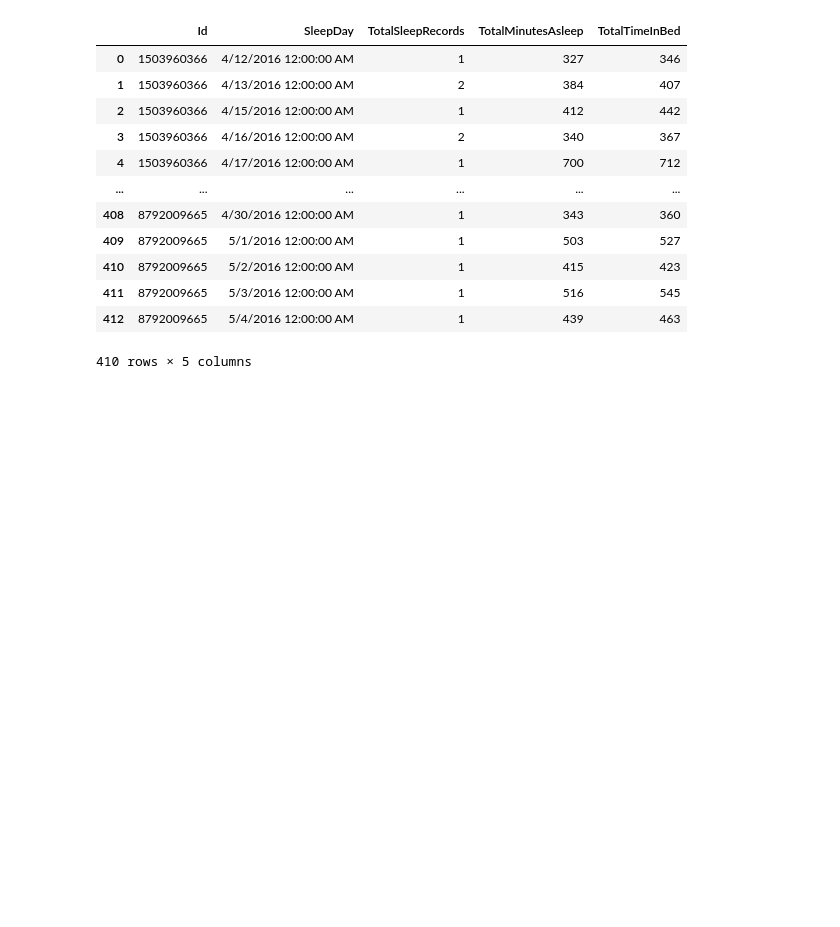
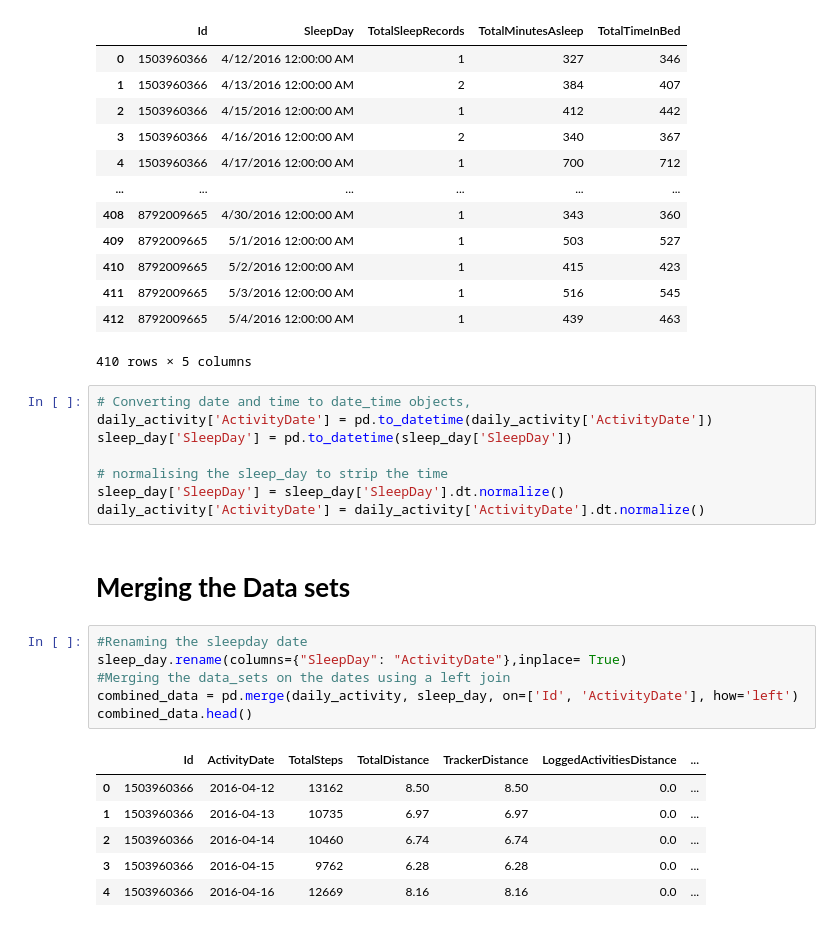
Before and after one commit to rachmi00/Bella-beats, a Jupyter notebook: bella-beats-competitor-analysis.ipynb, the cells around one changed output. Saved outputs shown, nothing was run; the diff lists cells and outputs as text; blank space fills up the shorter version.

```diff
--- a/bella-beats-competitor-analysis.ipynb
+++ b/bella-beats-competitor-analysis.ipynb
@@ -142,3 +142,26 @@ sleep_day.drop_duplicates()
 | 411 | 8792009665 | 5/3/2016 12:00:00 AM | 1 | 516 | 545 |
 | 412 | 8792009665 | 5/4/2016 12:00:00 AM | 1 | 439 | 463 |
 410 rows × 5 columns
+# %%
+# Converting date and time to date_time objects,
+daily_activity['ActivityDate'] = pd.to_datetime(daily_activity['ActivityDate'])
+sleep_day['SleepDay'] = pd.to_datetime(sleep_day['SleepDay'])
+
+# normalising the sleep_day to strip the time
+sleep_day['SleepDay'] = sleep_day['SleepDay'].dt.normalize()
+daily_activity['ActivityDate'] = daily_activity['ActivityDate'].dt.normalize()
+# %% [markdown]
+# **Merging the Data sets**
+# %%
+#Renaming the sleepday date
+sleep_day.rename(columns={"SleepDay": "ActivityDate"},inplace= True)
+#Merging the data_sets on the dates using a left join
+combined_data = pd.merge(daily_activity, sleep_day, on=['Id', 'ActivityDate'], how='left')
+combined_data.head()
+# %% [output]
+|  | Id | ActivityDate | TotalSteps | TotalDistance | TrackerDistance | LoggedActivitiesDistance | ... |
+| 0 | 1503960366 | 2016-04-12 | 13162 | 8.50 | 8.50 | 0.0 | ... |
+| 1 | 1503960366 | 2016-04-13 | 10735 | 6.97 | 6.97 | 0.0 | ... |
+| 2 | 1503960366 | 2016-04-14 | 10460 | 6.74 | 6.74 | 0.0 | ... |
+| 3 | 1503960366 | 2016-04-15 | 9762 | 6.28 | 6.28 | 0.0 | ... |
+| 4 | 1503960366 | 2016-04-16 | 12669 | 8.16 | 8.16 | 0.0 | ... |
```
Also changed, not shown: parts of 6 cells of this notebook.
